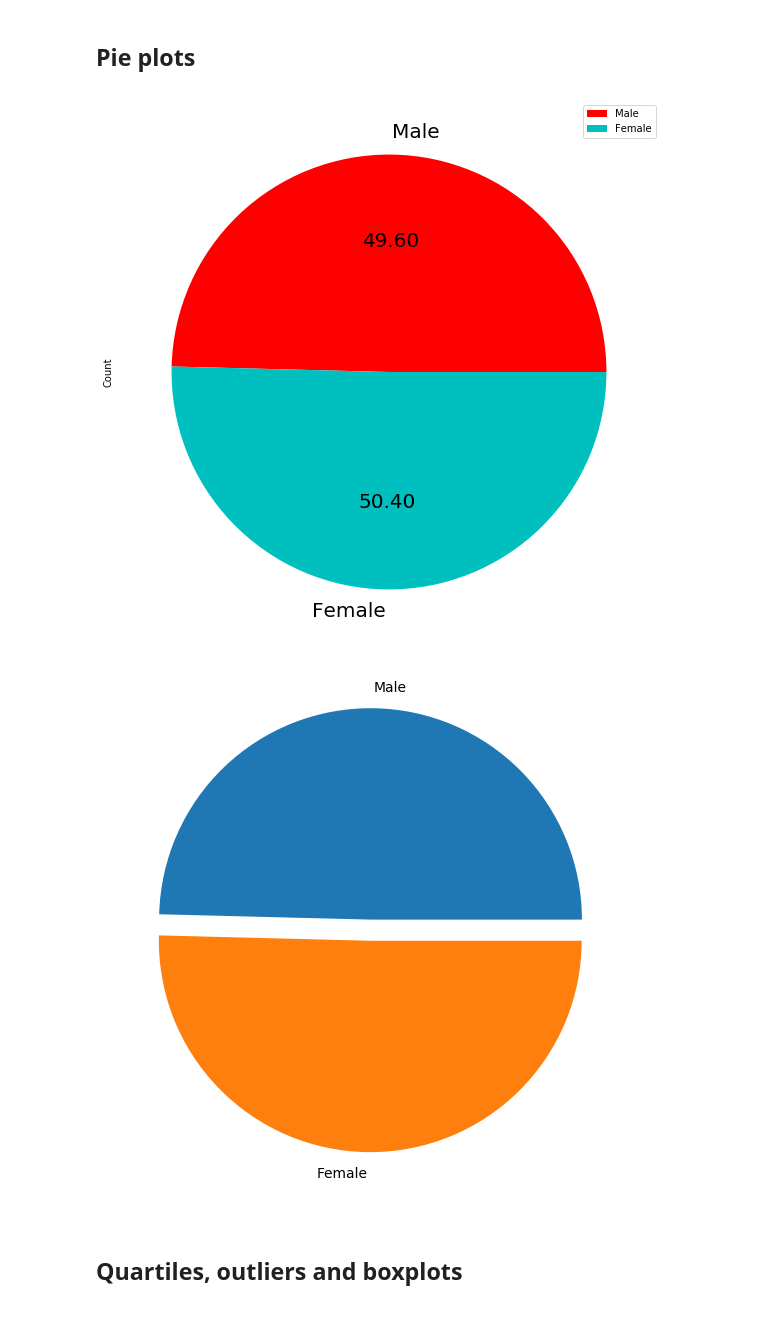
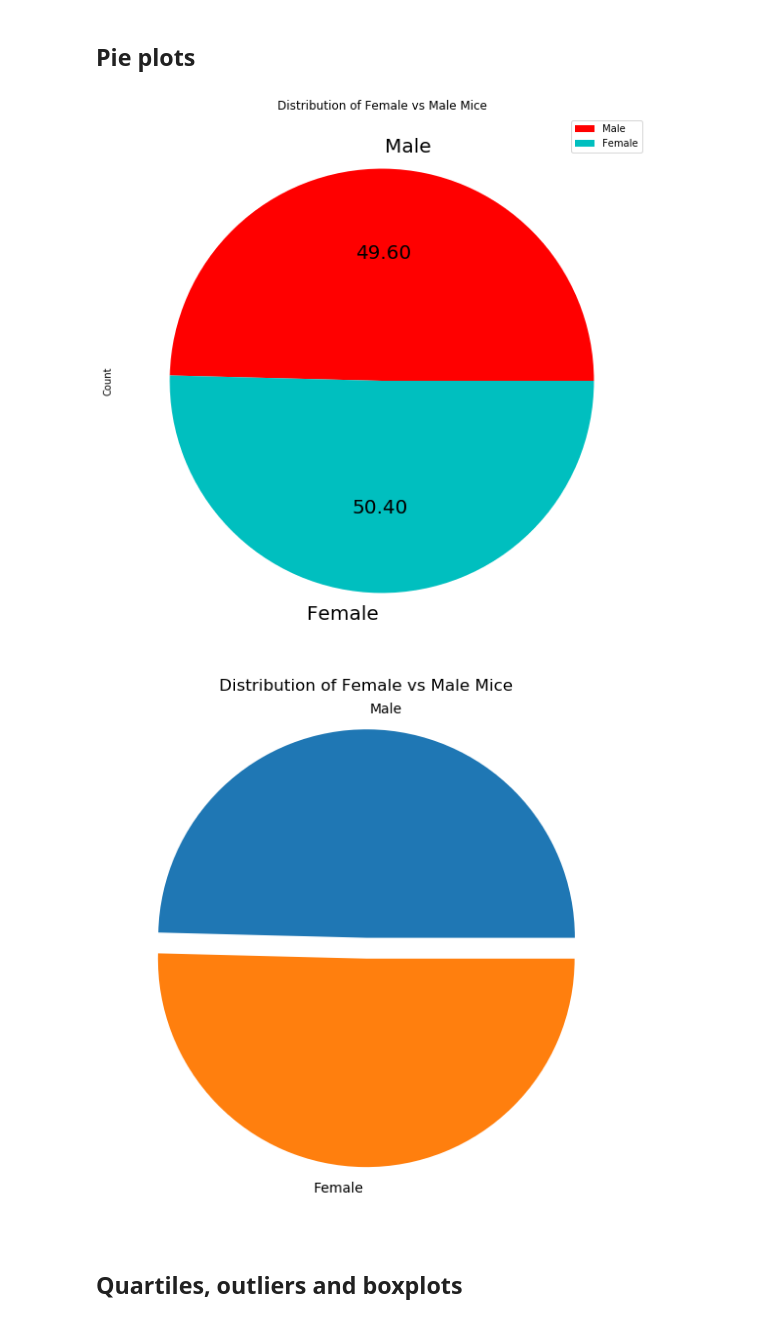
Before and after one commit to 87danielbradley/Matplotlib, a Jupyter notebook: pymaceuticals.ipynb, the cells around one changed output. Cells and saved outputs as stored; diff of their text form; code cells hidden in the pictures.

```diff
--- a/pymaceuticals.ipynb
+++ b/pymaceuticals.ipynb
@@ -172,20 +172,20 @@ temp_sex = clean_data[['Mouse ID','Sex']].drop_duplicates()
 mouse_sex['Count'] = temp_sex.groupby('Sex').count().values
 mouse_sex = mouse_sex.set_index('Sex')
 mouse_sex.plot.pie(y ='Count', figsize = (10,10),fontsize = 20, colors =['r','c'],autopct = '%.2f')
-plt.title= 'Distribution of Female vs Male Mice'
+plt.title('Distribution of Female vs Male Mice')
 plt.show()
 # %% [output]
-[figure, old version]
+[figure, new version]
 # %%
 # Generate a pie plot showing the distribution of female versus male mice using pyplot
 plt.figure(figsize = (7,7), dpi = 100)
 explode = (0.1, 0)
 
-#plt.title('Distribution of Female vs Male Mice')
+plt.title('Distribution of Female vs Male Mice')
 plt.pie(mouse_sex.Count.values,labels = mouse_sex.index.values,  explode = explode)
 plt.show()
 # %% [output]
-[figure, old version]
+[figure, new version]
 # %% [markdown]
 ## Quartiles, outliers and boxplots
 # %%
```
Also changed, not shown: parts of 5 cells of this notebook.
